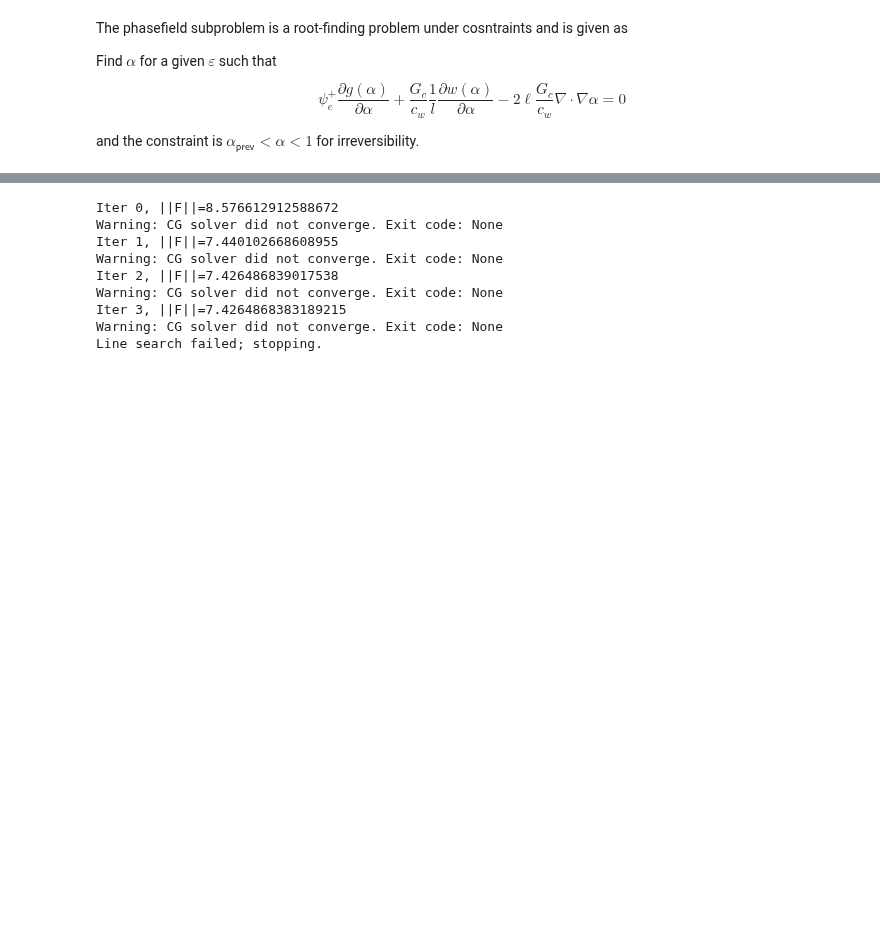
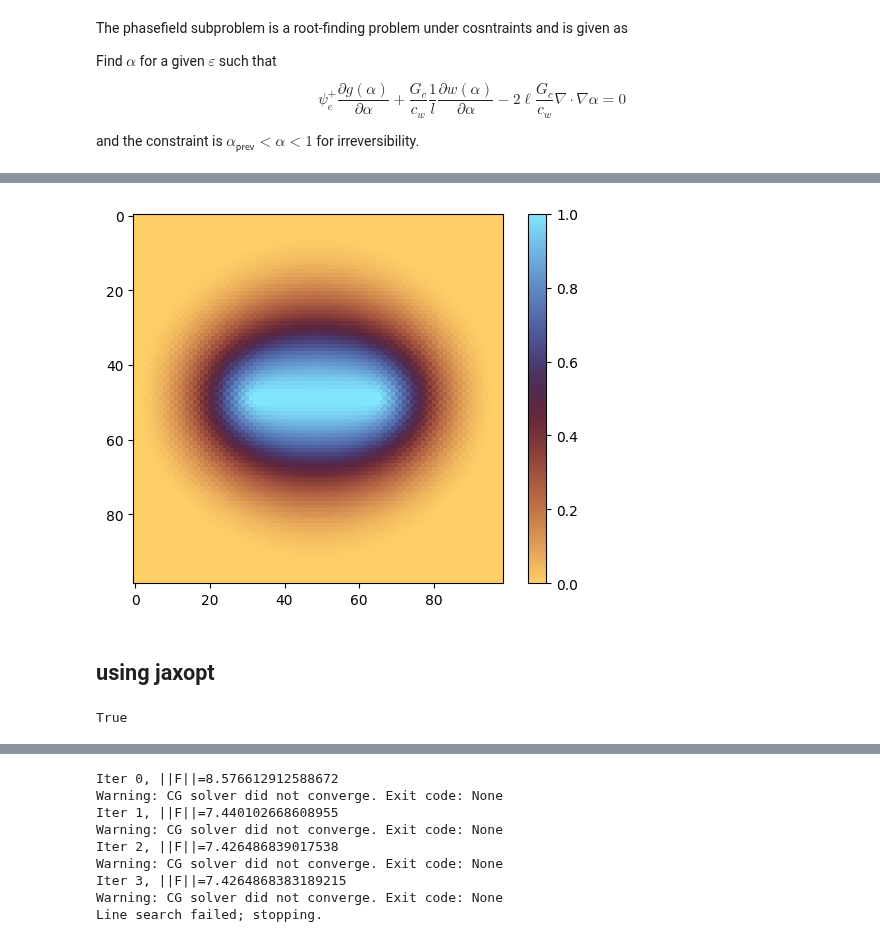
Before and after one commit to smec-ethz/xpektra, a Jupyter notebook: docs/examples/phasefield_fracture_2D.ipynb, the cells around one changed output, grey strips where cells are left out. Cells and saved outputs as stored; diff of their text form; code cells hidden in the pictures; blank space fills up the shorter version.

Commit message:
wip(examples): testing optax and jaxopt as a replacement of petsc

```diff
--- a/docs/examples/phasefield_fracture_2D.ipynb
+++ b/docs/examples/phasefield_fracture_2D.ipynb
@@ -370,0 +399,18 @@ and the constraint is $\alpha_\textsf{prev} < \alpha < 1 $ for irreversibility.
+# %%
+@eqx.filter_jit
+def least_squares_objective(alpha, F_func):
+    """
+    Computes the scalar objective: 1/2 * ||F(alpha)||^2
+
+    Args:
+        alpha: The input vector
+        F_func: Your original function that returns the residual vector
+    """
+    residual_vector = F_func(alpha)
+    return 0.5 * jnp.dot(residual_vector, residual_vector)
+
+F = eqx.Partial(fracture_strong_form, epsilon=eps)
+
+least_squares_objective_partial = eqx.Partial(least_squares_objective, F_func=F)
+
+fracture_energy_partial = eqx.Partial(fracture_energy, eps_flat=eps.reshape(-1))
@@ -370,0 +504,8 @@ and the constraint is $\alpha_\textsf{prev} < \alpha < 1 $ for irreversibility.
+# %%
+plt.imshow(final_alpha.reshape((N, N)), cmap="managua")
+plt.colorbar()
+plt.show()
+# %% [output]
+[figure, added]
+# %% [markdown]
+## using jaxopt
@@ -370,0 +536,18 @@ and the constraint is $\alpha_\textsf{prev} < \alpha < 1 $ for irreversibility.
+# %%
+lbfgsb = ScipyBoundedMinimize(
+    fun=least_squares_objective_partial,
+    method="L-BFGS-B",
+    maxiter=500,
+    tol=1e-6,
+    options={'disp': True} # Show SciPy's output
+)
+
+# 'sol' will contain the final 'alpha' and solver state
+sol_scipy, state_scipy = lbfgsb.run(
+    init_params=alpha0.reshape(-1),
+    bounds=bounds,
+)
+
+print(state_scipy.success)
+# %% [output]
+True
```
Also changed, not shown: parts of 11 cells of this notebook, 1 other file.
